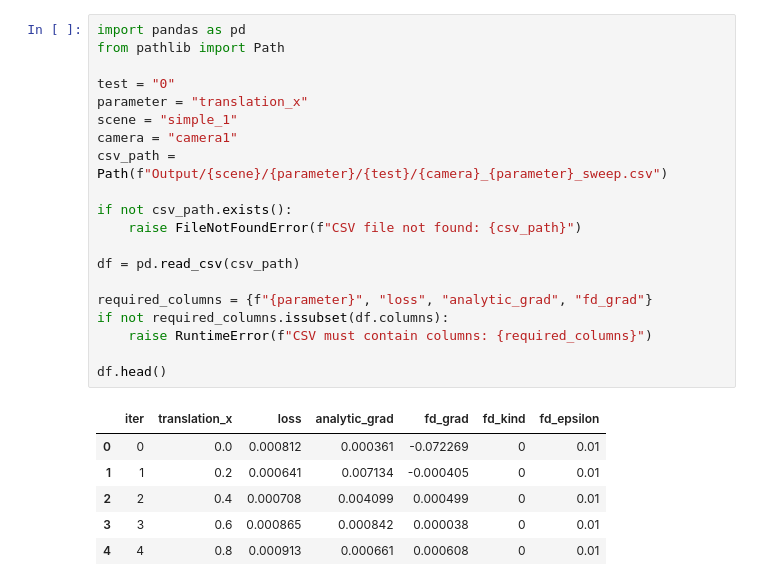
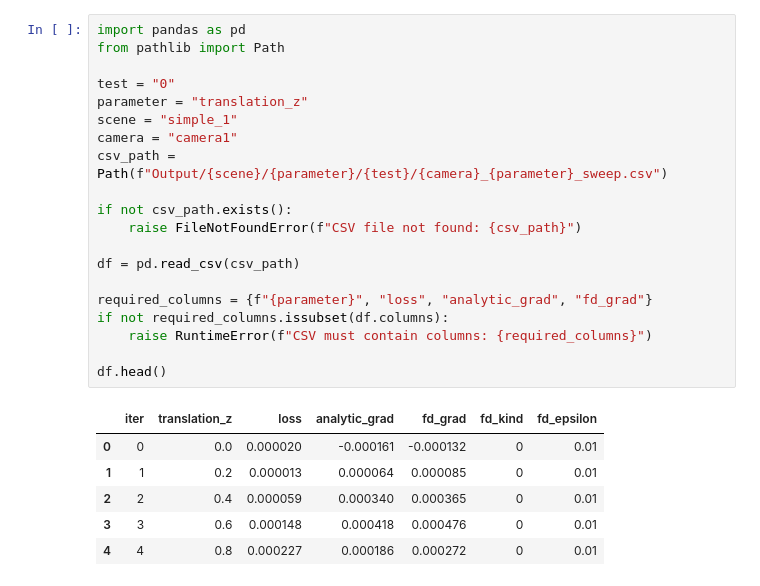
Before and after one commit to M-Gjerde/DifferentiablePointRendering, a Jupyter notebook: python/finite_difference/notebook_scatter_2.ipynb, the cells around one changed output. Drawn from its saved outputs; the diff is of its cells as text.

```diff
--- a/python/finite_difference/notebook_scatter_2.ipynb
+++ b/python/finite_difference/notebook_scatter_2.ipynb
@@ -1,30 +1,30 @@
 # %%
 import pandas as pd
 from pathlib import Path
 
 test = "0"
-parameter = "translation_x"
+parameter = "translation_z"
 scene = "simple_1"
 camera = "camera1"
 csv_path = Path(f"Output/{scene}/{parameter}/{test}/{camera}_{parameter}_sweep.csv")
 
 if not csv_path.exists():
     raise FileNotFoundError(f"CSV file not found: {csv_path}")
 
 df = pd.read_csv(csv_path)
 
 required_columns = {f"{parameter}", "loss", "analytic_grad", "fd_grad"}
 if not required_columns.issubset(df.columns):
     raise RuntimeError(f"CSV must contain columns: {required_columns}")
 
 df.head()
 # %% [output]
-|  | iter | translation_x | loss | analytic_grad | fd_grad | fd_kind | fd_epsilon |
-| 0 | 0 | 0.0 | 0.000812 | 0.000361 | -0.072269 | 0 | 0.01 |
-| 1 | 1 | 0.2 | 0.000641 | 0.007134 | -0.000405 | 0 | 0.01 |
-| 2 | 2 | 0.4 | 0.000708 | 0.004099 | 0.000499 | 0 | 0.01 |
-| 3 | 3 | 0.6 | 0.000865 | 0.000842 | 0.000038 | 0 | 0.01 |
-| 4 | 4 | 0.8 | 0.000913 | 0.000661 | 0.000608 | 0 | 0.01 |
+|  | iter | translation_z | loss | analytic_grad | fd_grad | fd_kind | fd_epsilon |
+| 0 | 0 | 0.0 | 0.000020 | -0.000161 | -0.000132 | 0 | 0.01 |
+| 1 | 1 | 0.2 | 0.000013 | 0.000064 | 0.000085 | 0 | 0.01 |
+| 2 | 2 | 0.4 | 0.000059 | 0.000340 | 0.000365 | 0 | 0.01 |
+| 3 | 3 | 0.6 | 0.000148 | 0.000418 | 0.000476 | 0 | 0.01 |
+| 4 | 4 | 0.8 | 0.000227 | 0.000186 | 0.000272 | 0 | 0.01 |
 # %%
 import matplotlib.pyplot as plt
 
```
Also changed, not shown: parts of 5 cells of this notebook, 7 other files.
